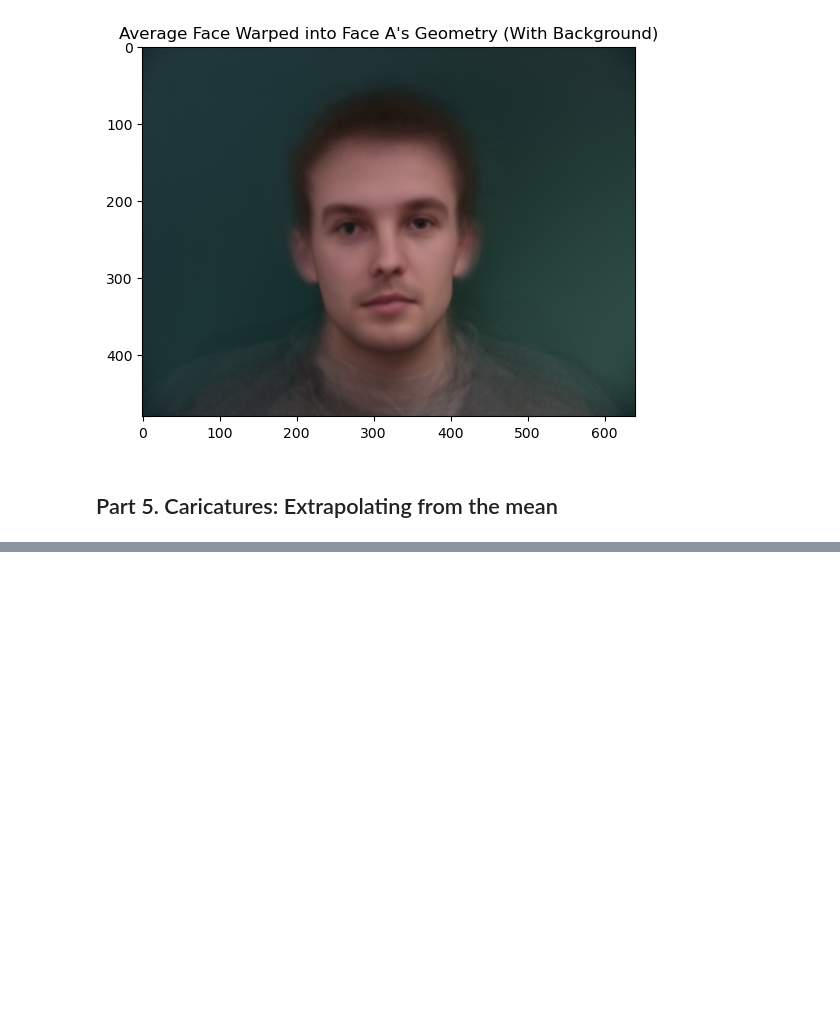
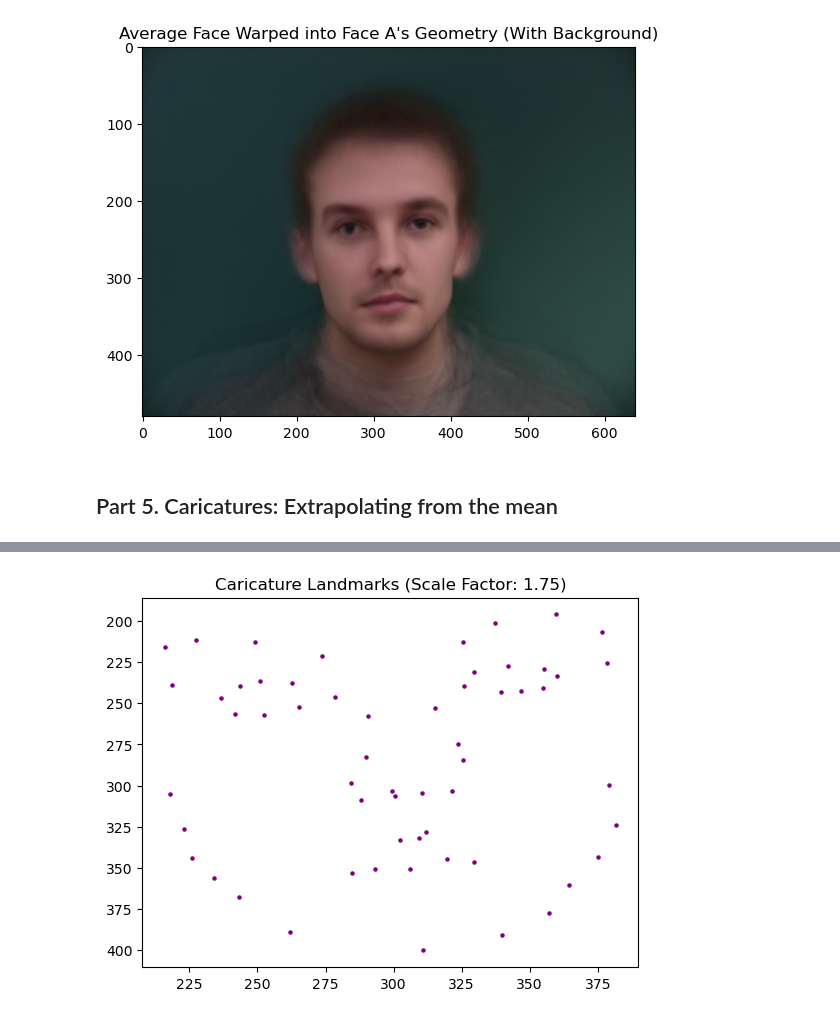
Before and after one commit to filipbagen/cs-180, a Jupyter notebook: p3-face-morphing/code/main.ipynb, the cells around one changed output, grey strips where cells are left out. Drawn from its saved outputs; the diff is of its cells as text; code cells hidden in the pictures; blank space fills up the shorter version.

```diff
--- a/p3-face-morphing/code/main.ipynb
+++ b/p3-face-morphing/code/main.ipynb
@@ -659,0 +719,18 @@ plt.show()
+# %%
+# Function to create caricature using the weighted average formula
+def create_caricature_using_weighted_average(face_landmarks, avg_landmarks, scale=1.75):
+    # Caricature formula: caricature = scale * me + (1 - scale) * avg
+    caricature_landmarks = scale * face_landmarks + (1 - scale) * avg_landmarks
+    return caricature_landmarks
+
+# Use face_a's normalized landmarks and the average shape for female, happy faces
+scale_factor = 1.75  # Exaggeration factor
+caricature_landmarks = create_caricature_using_weighted_average(normalized_landmarks[0], average_female_happy_landmark, scale_factor)
+
+# Plot the exaggerated landmarks for the caricature
+plt.scatter(caricature_landmarks[:, 0], caricature_landmarks[:, 1], color='purple', s=5)
+plt.title(f'Caricature Landmarks (Scale Factor: {scale_factor})')
+plt.gca().invert_yaxis()
+plt.show()
+# %% [output]
+[figure, added]
```
Also changed, not shown: parts of 2 cells of this notebook.
